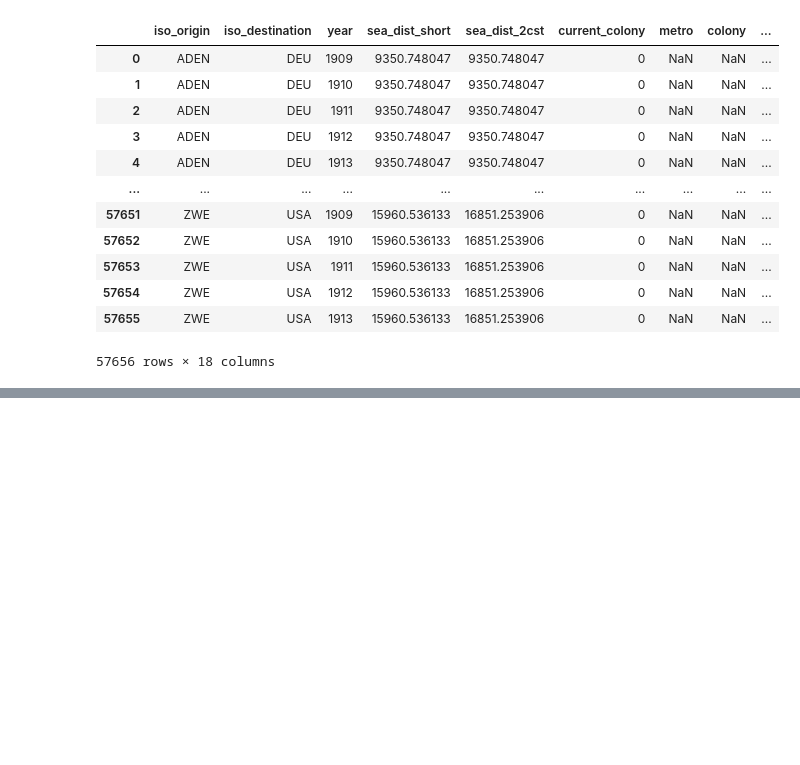
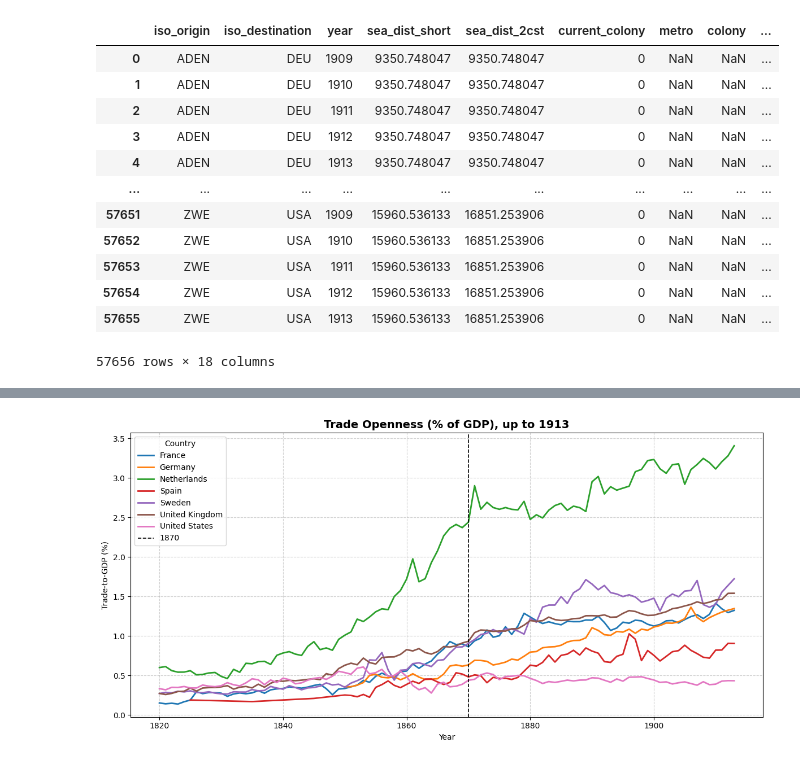
Before and after one commit to kabeerbora/1st_global, a Jupyter notebook: 1st_global.ipynb, the cells around one changed output, grey strips where cells are left out. Drawn from its saved outputs; the diff is of its cells as text; code cells hidden in the pictures; blank space fills up the shorter version.

```diff
--- a/1st_global.ipynb
+++ b/1st_global.ipynb
@@ -1584,0 +1987,18 @@ df_gdp_filtered.to_csv('/content/drive/MyDrive/1st_globalization/population_data
+# %%
+import pandas as pd
+
+final_trade_df['country_for_merge'] = final_trade_df['country_for_merge'].str.strip()
+filtered_mpd['country'] = filtered_mpd['country'].str.strip()
+
+# 2. Perform the merge on country and year
+merged_df = pd.merge(
+    final_trade_df,
+    filtered_mpd,
+    left_on=['country_for_merge', 'year'],
+    right_on=['country', 'year'],
+    how='left'  # or 'inner' if you only want matching rows
+)
+
+# 3. Check the result
+print(merged_df.head())
+print(merged_df.columns)
@@ -1584,0 +2019,41 @@ df_gdp_filtered.to_csv('/content/drive/MyDrive/1st_globalization/population_data
+# %%
+import pandas as pd
+import matplotlib.pyplot as plt
+import seaborn as sns
+
+# --- 1️⃣ Compute GDP in millions (since pop is in thousands) ---
+merged_df['gdp_millions'] = (merged_df['gdppc'] * merged_df['pop']) / 1000
+
+# --- 2️⃣ Compute trade openness (% of GDP) ---
+merged_df['trade_to_gdp_percent'] = (
+    (merged_df['imports_1913'] + merged_df['exports_1913']) / merged_df['gdp_millions']
+) * 100
+
+# --- 3️⃣ Keep only data up to 1913 ---
+merged_df_pre1913 = merged_df[merged_df['year'] <= 1913].copy()
+
+# --- 4️⃣ Remove missing / extreme values if needed ---
+merged_df_pre1913 = merged_df_pre1913.dropna(subset=['trade_to_gdp_percent', 'country_for_merge'])
+merged_df_pre1913 = merged_df_pre1913[merged_df_pre1913['trade_to_gdp_percent'] < 500]
+
+# --- 5️⃣ Plot trade openness for all countries up to 1913 ---
+plt.figure(figsize=(12, 6))
+sns.lineplot(
+    data=merged_df_pre1913,
+    x='year',
+    y='trade_to_gdp_percent',
+    hue='country_for_merge',
+    linewidth=2.0
+)
+
+plt.axvline(x=1870, color='black', linestyle='--', linewidth=1.2, label='1870')
+
+plt.title('Trade Openness (% of GDP), up to 1913', fontsize=14, weight='bold')
+plt.xlabel('Year')
+plt.ylabel('Trade-to-GDP (%)')
+plt.legend(title='Country')
+plt.grid(True, linestyle='--', alpha=0.6)
+plt.tight_layout()
+plt.show()
+# %% [output]
+[figure, added]
```
Also changed, not shown: parts of 10 cells of this notebook.
